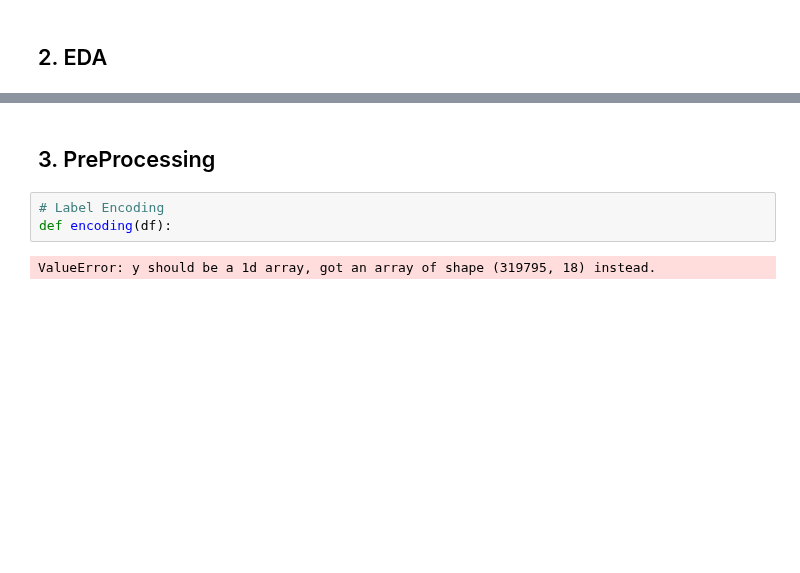
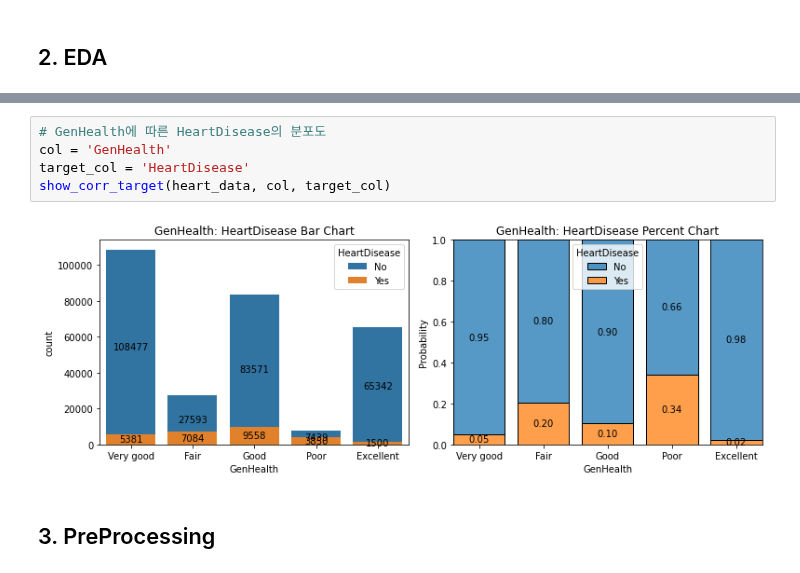
Before and after one commit to iss760/machine-learning, a Jupyter notebook: model/Light_GBM.ipynb, the cells around one changed output, grey strips where cells are left out. Cells and saved outputs as stored; diff of their text form; blank space fills up the shorter version.

```diff
--- a/model/Light_GBM.ipynb
+++ b/model/Light_GBM.ipynb
@@ -125,7 +193,9 @@ show_bar(heart_data, cols)
+# %%
+# GenHealth에 따른 HeartDisease의 분포도
+col = 'GenHealth'
+target_col = 'HeartDisease'
+show_corr_target(heart_data, col, target_col)
+# %% [output]
+[figure, added]
 # %% [markdown]
 ## 3. PreProcessing
-# %%
-# Label Encoding
-def encoding(df):
-# %% [output]
-ValueError: y should be a 1d array, got an array of shape (319795, 18) instead.
```
Also changed, not shown: parts of 12 cells of this notebook.
